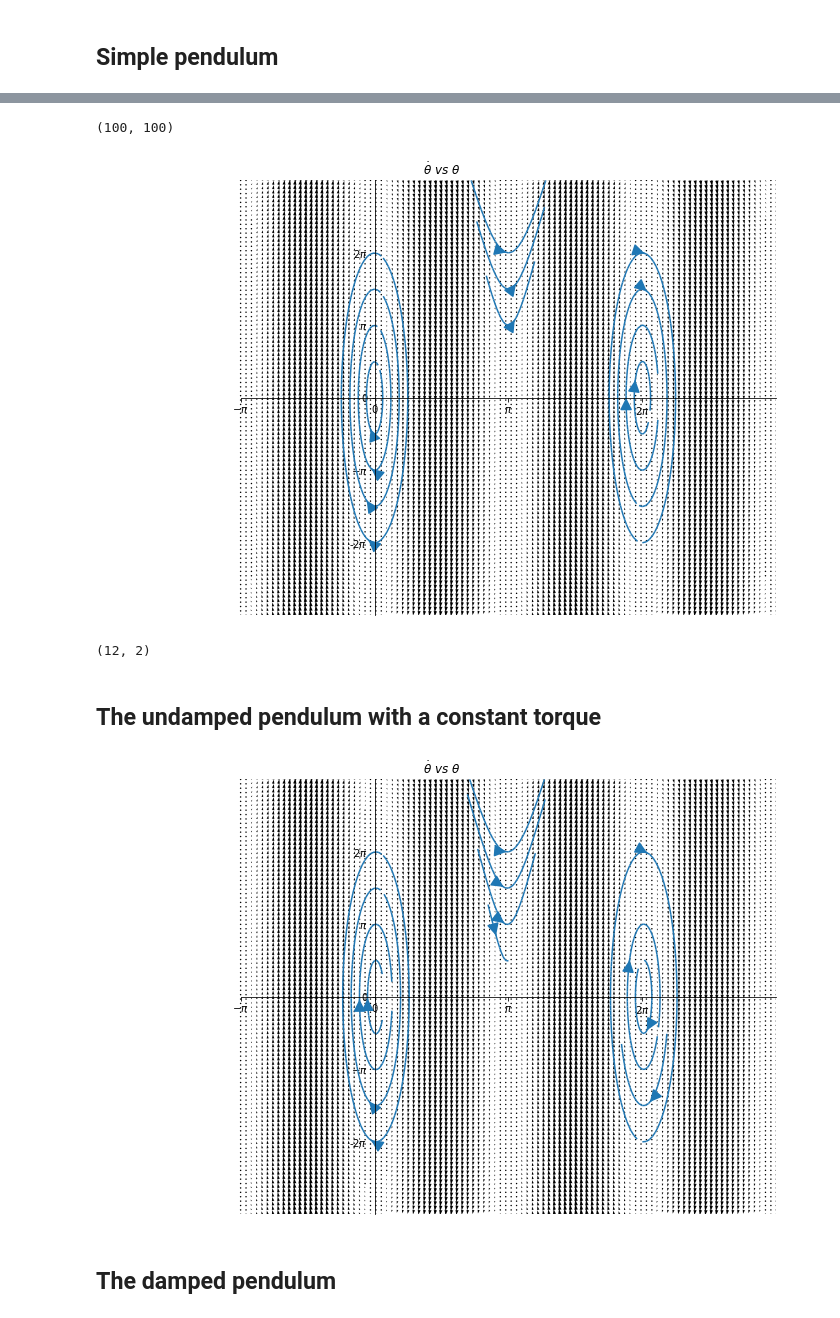
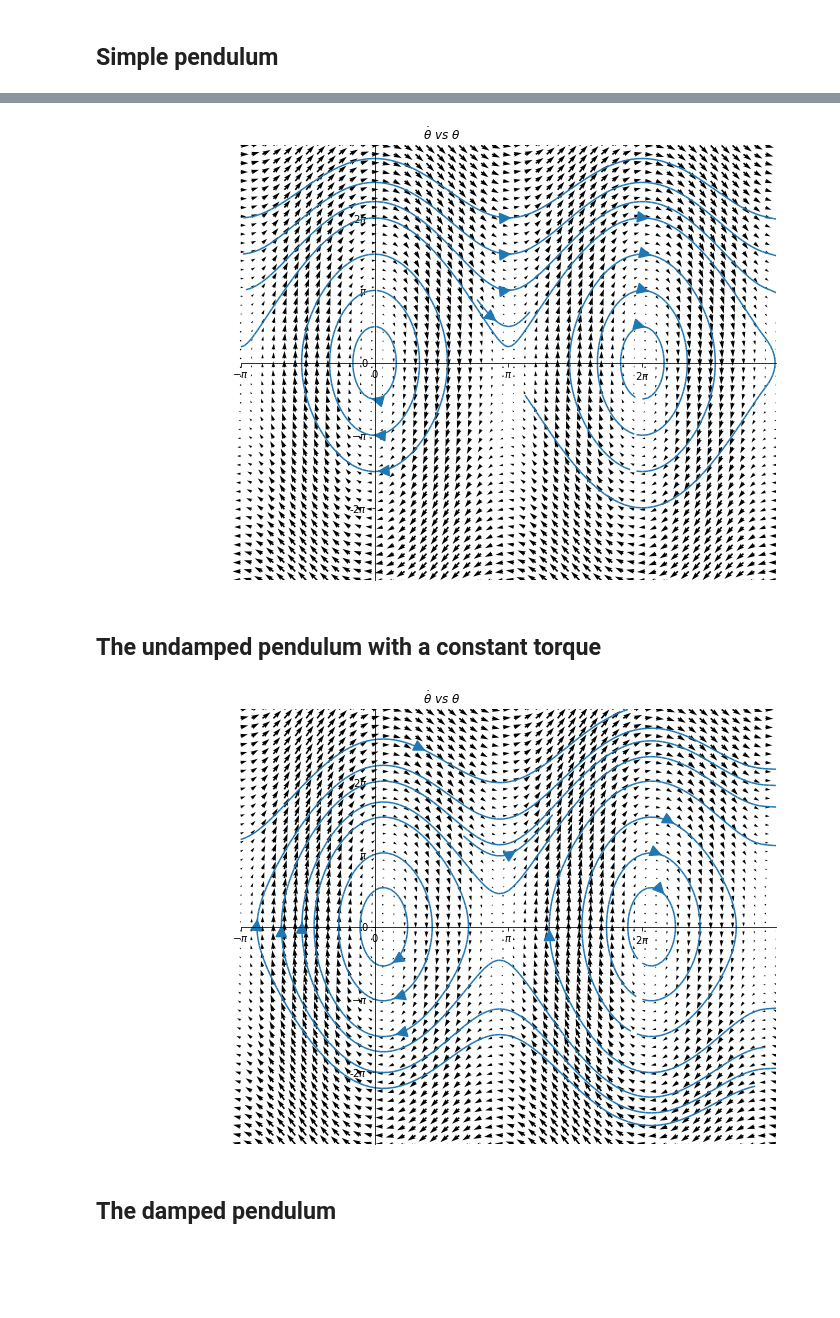
Before and after one commit to nickrobinson251/drl, a Jupyter notebook: pendulum/pendulum.ipynb, the cells around one changed output, grey strips where cells are left out. Saved outputs shown, nothing was run; the diff lists cells and outputs as text; code cells hidden in the pictures; blank space fills up the shorter version.

```diff
--- a/pendulum/pendulum.ipynb
+++ b/pendulum/pendulum.ipynb
@@ -37,7 +36,7 @@ $$
 ## Simple pendulum
 # %%
 g = 9.81
-m = 7
+m = 1
 l = 1
 SVG('./pendulum_simple.svg')
 # %% [output]
@@ -124,35 +138,27 @@ SyntaxError: invalid syntax (<ipython-input-250-166383a9ab4c>, line 1)
-# %%
-x1_dot.shape
-# %% [output]
-(100, 100)
 # %%
 def energy(theta, theta_dot):
     T = 0.5*m*l**2 * theta_dot**2
     U = -m*g*l * cos(theta)
     return T + U
 
-theta_dot, theta = np.mgrid[-3*pi:3*pi:100j, -pi:3*pi:100j]  # requires y, x ordering for unknown reason
+theta_dot, theta = np.mgrid[-3*pi:3*pi:50j, -pi:3*pi:50j]  # requires y, x ordering for unknown reason
 x1_dot = np.sign(theta_dot) * np.sqrt( 2/(m*l**2) * (energy(theta, theta_dot) + m*g*l*cos(theta)))
 assert(np.allclose(x1_dot, theta_dot))
 x2_dot = -m*g*l * sin(theta)
 
 plt.figure(figsize=(12,8))
 plt.quiver(theta, theta_dot, x1_dot, x2_dot)
 start_points = np.array(list(zip([0, 0, 0, 0, pi, pi, pi, pi, 2*pi, 2*pi, 2*pi, 2*pi],
                                  [2*pi, 1.5*pi, pi, 0.5*pi, 2*pi, 1.5*pi, pi, 0.5*pi, -2*pi, -1.5*pi, -pi, -0.5*pi])))
 plt.streamplot(theta, theta_dot, x1_dot, x2_dot, arrowsize=2.5,
                start_points=start_points, density=[2,3])
 plt.xticks(pi_ticks, pi_labels)
 plt.yticks(pi_ticks, pi_labels)
 plt.title(r'$\dot \theta \ vs \ \theta$')
 centre_axes()
 plt.show()
 # %% [output]
-[figure, old version]
+[figure, new version]
-# %%
-start_points.shape
-# %% [output]
-(12, 2)
 # %% [markdown]
 ## The undamped pendulum with a constant torque
 # %%
@@ -169,6 +175,6 @@ plt.title(r'$\dot \theta \ vs \ \theta$')
 centre_axes()
 plt.show()
 # %% [output]
-[figure, old version]
+[figure, new version]
 # %% [markdown]
 ## The damped pendulum
```
Also changed, not shown: parts of 23 cells of this notebook, 9 other files.
